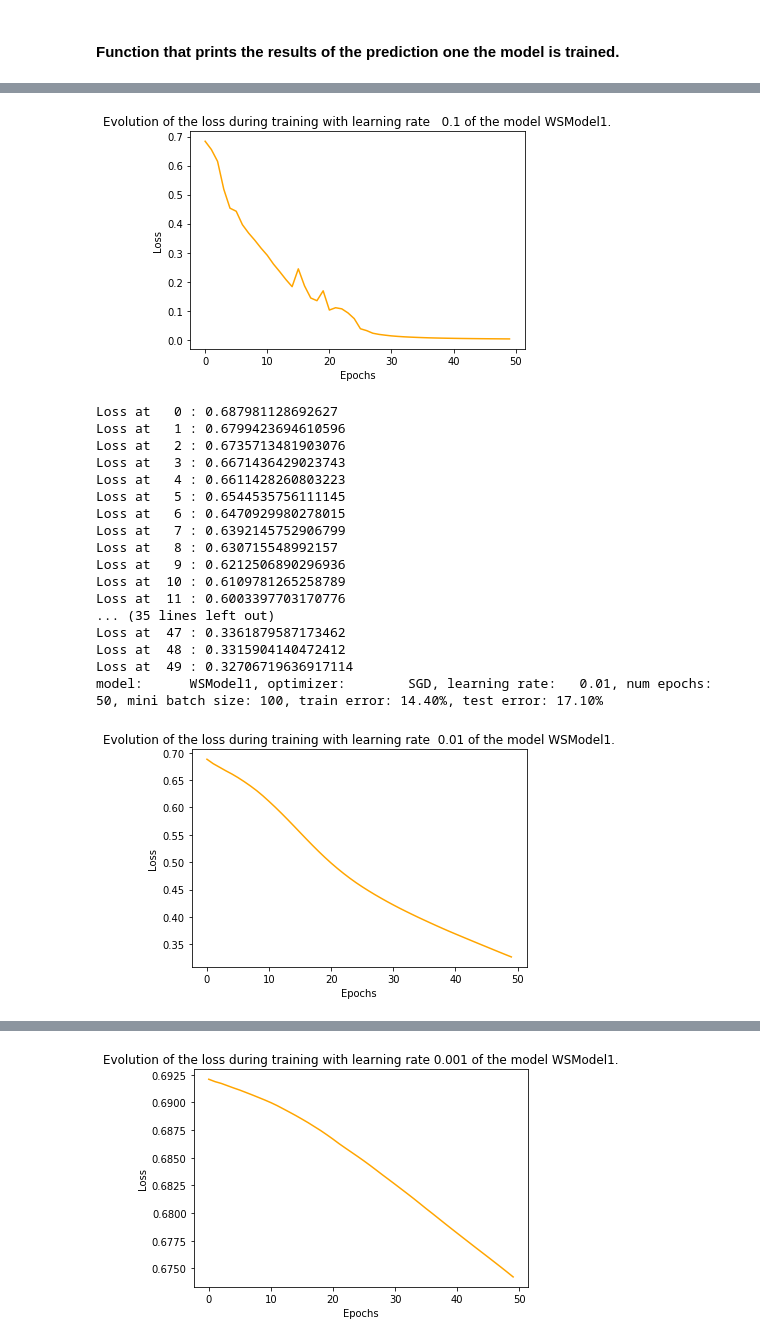
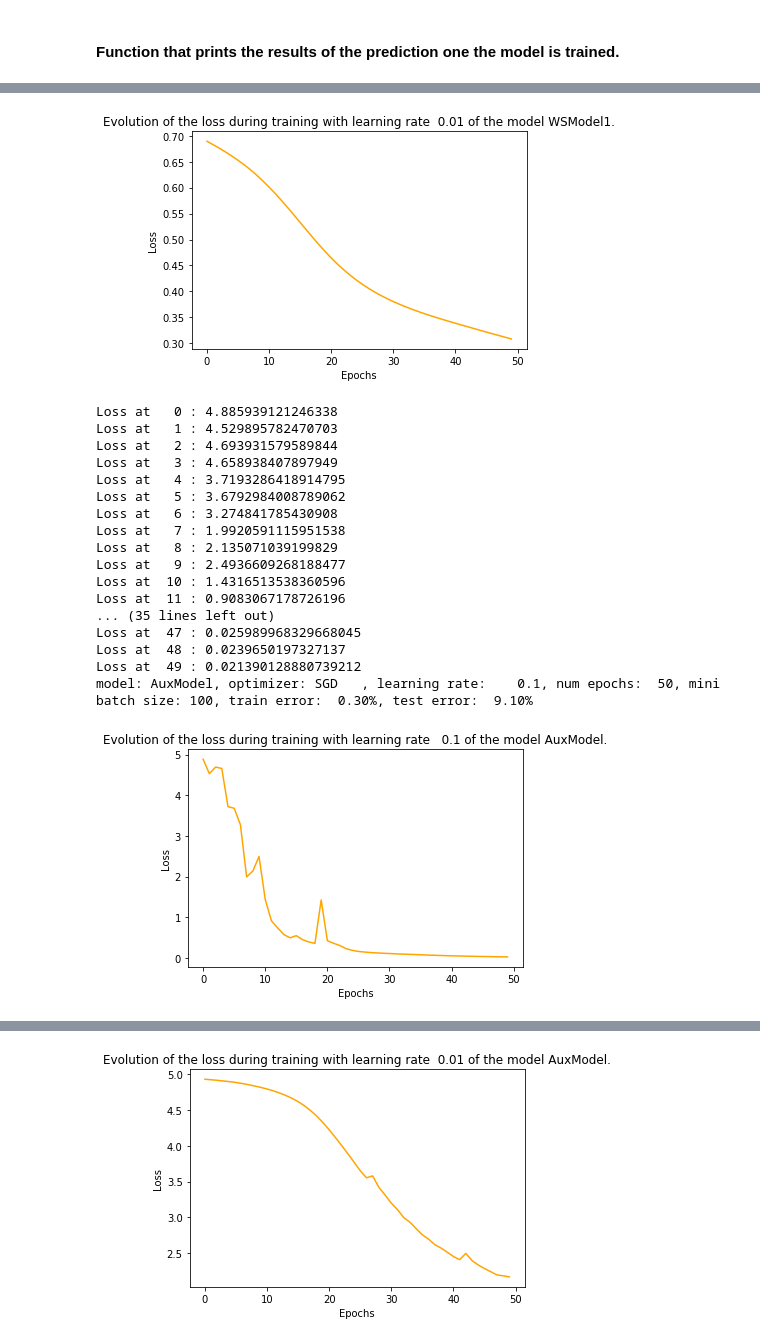
Before and after one commit to danieljsmarda/DeepLearning2019, a Jupyter notebook: Project1/main.ipynb, the cells around one changed output, grey strips where cells are left out. Cells and saved outputs as stored; diff of their text form; code cells hidden in the pictures.

Commit message:
Results Completed for all models

```diff
--- a/Project1/main.ipynb
+++ b/Project1/main.ipynb
@@ -138,7 +145,7 @@ def print_results(model,optimizer,learning_rate,NB_EPOCHS,MINI_BATCH_SIZE, train
                     learning_rate,
                     NB_EPOCHS,
                     MINI_BATCH_SIZE,
-                    compute_nb_errors(model, train_input, train_target, MINI_BATCH_SIZE) / train_input.size(0) * 100,
-                    compute_nb_errors(model, test_input, test_target, MINI_BATCH_SIZE) / test_input.size(0) * 100
+                    model.compute_nb_errors(model, train_input, train_target, MINI_BATCH_SIZE) / train_input.size(0) * 100,
+                    model.compute_nb_errors(model, test_input, test_target, MINI_BATCH_SIZE) / test_input.size(0) * 100
                     )
                 )
@@ -154,4 +165,3 @@ test_input, test_target = Variable(test_input), Variable(test_target)
 NB_EPOCHS = 50
 MINI_BATCH_SIZE = 100
 learning_rates = [0.1, 0.01]
-models = [WSModel(),WSModel1()] ## Weight Sharing model with main architecture.
@@ -158,4 +170,5 @@ models = [WSModel(),WSModel1()] ## Weight Sharing model with main architecture.
 # %%
 op = torch.optim.SGD
+losses = [CrossEntropyLoss(),BCEWithLogitsLoss()]
+alpha = 0.5
+beta = 1
-# %%
-optimizer = op(model.parameters(),lr = learning_rates[0])
@@ -166,11 +177,16 @@ losses = [CrossEntropyLoss(),BCEWithLogitsLoss()]
 # %%
-for j in range(len(models)):
-
-    for i in range(len(learning_rates)):
-        models = [WSModel(),WSModel1()]
-        model = models[j]
-        optimizer = op(model.parameters(),lr = learning_rates[i])
-        loss_aux = train_model_WS(model, optimizer,  train_input, train_target, NB_EPOCHS, MINI_BATCH_SIZE,losses[0])
-        print_results(model,op,learning_rates[i],NB_EPOCHS,MINI_BATCH_SIZE, train_input, train_target,test_input, test_target)
-        visualize_loss(model,loss_aux,learning_rates[i])
+ for j in range(4):
+        for i in range(len(learning_rates)):
+            models = [WSModel(),WSModel1(),AuxModel(),AuxModel1()]
+            model = models[j]
+            optimizer = op(model.parameters(),lr = learning_rates[i])
+            if (j<2):
+                #print("here")
+                loss_aux = train_model_WS(model, optimizer,  train_input, train_target, NB_EPOCHS, MINI_BATCH_SIZE,losses[0])
+            elif(j>1):
+                #print("here here")
+                loss_aux = train_model_AM(model, optimizer,  train_input, train_target, train_classes,NB_EPOCHS, MINI_BATCH_SIZE,losses[0],alpha,beta)
+            #print("model:",model)
+            print_results(model,op,learning_rates[i],NB_EPOCHS,MINI_BATCH_SIZE, train_input, train_target,test_input, test_target)
+            visualize_loss(model,loss_aux,learning_rates[i])
 # %% [output]
@@ -248,19 +264,19 @@ model:      WSModel1, optimizer:        SGD, learning rate:    0.1, num epochs:
-[figure, old version]
+[figure, new version]
-Loss at   0 : 0.687981128692627
-Loss at   1 : 0.6799423694610596
-Loss at   2 : 0.6735713481903076
-Loss at   3 : 0.6671436429023743
-Loss at   4 : 0.6611428260803223
-Loss at   5 : 0.6544535756111145
-Loss at   6 : 0.6470929980278015
-Loss at   7 : 0.6392145752906799
-Loss at   8 : 0.630715548992157
-Loss at   9 : 0.6212506890296936
-Loss at  10 : 0.6109781265258789
-Loss at  11 : 0.6003397703170776
+Loss at   0 : 4.885939121246338
+Loss at   1 : 4.529895782470703
+Loss at   2 : 4.693931579589844
+Loss at   3 : 4.658938407897949
+Loss at   4 : 3.7193286418914795
+Loss at   5 : 3.6792984008789062
+Loss at   6 : 3.274841785430908
+Loss at   7 : 1.9920591115951538
+Loss at   8 : 2.135071039199829
+Loss at   9 : 2.4936609268188477
+Loss at  10 : 1.4316513538360596
+Loss at  11 : 0.9083067178726196
 ... (35 lines left out)
-Loss at  47 : 0.3361879587173462
-Loss at  48 : 0.3315904140472412
-Loss at  49 : 0.32706719636917114
-model:      WSModel1, optimizer:        SGD, learning rate:   0.01, num epochs:  50, mini batch size: 100, train error: 14.40%, test error: 17.10%
+Loss at  47 : 0.025989968329668045
+Loss at  48 : 0.0239650197327137
+Loss at  49 : 0.021390128880739212
+model: AuxModel, optimizer: SGD   , learning rate:    0.1, num epochs:  50, mini batch size: 100, train error:  0.30%, test error:  9.10%
-[figure, old version]
+[figure, new version]
@@ -284 +300 @@ model:      WSModel1, optimizer:        SGD, learning rate:  0.001, num epochs:
-[figure, old version]
+[figure, new version]
```
Also changed, not shown: parts of 19 cells of this notebook, 2 other files.
